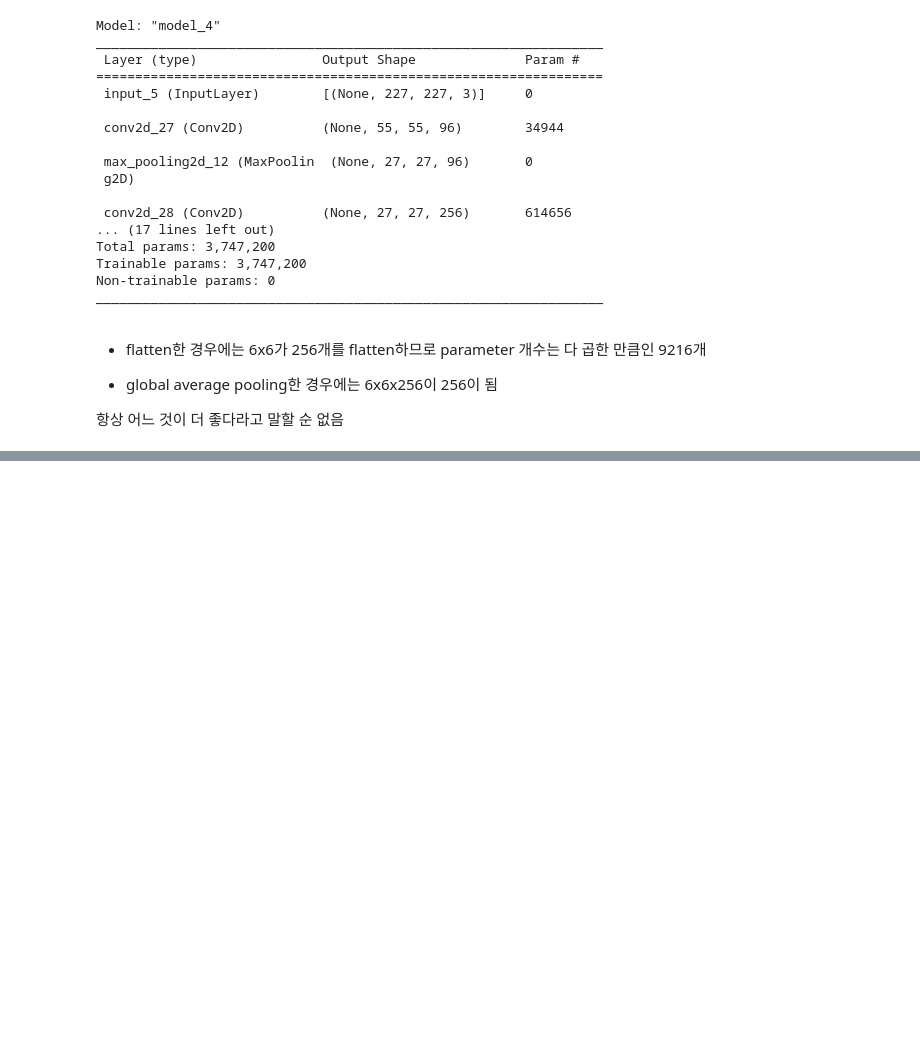
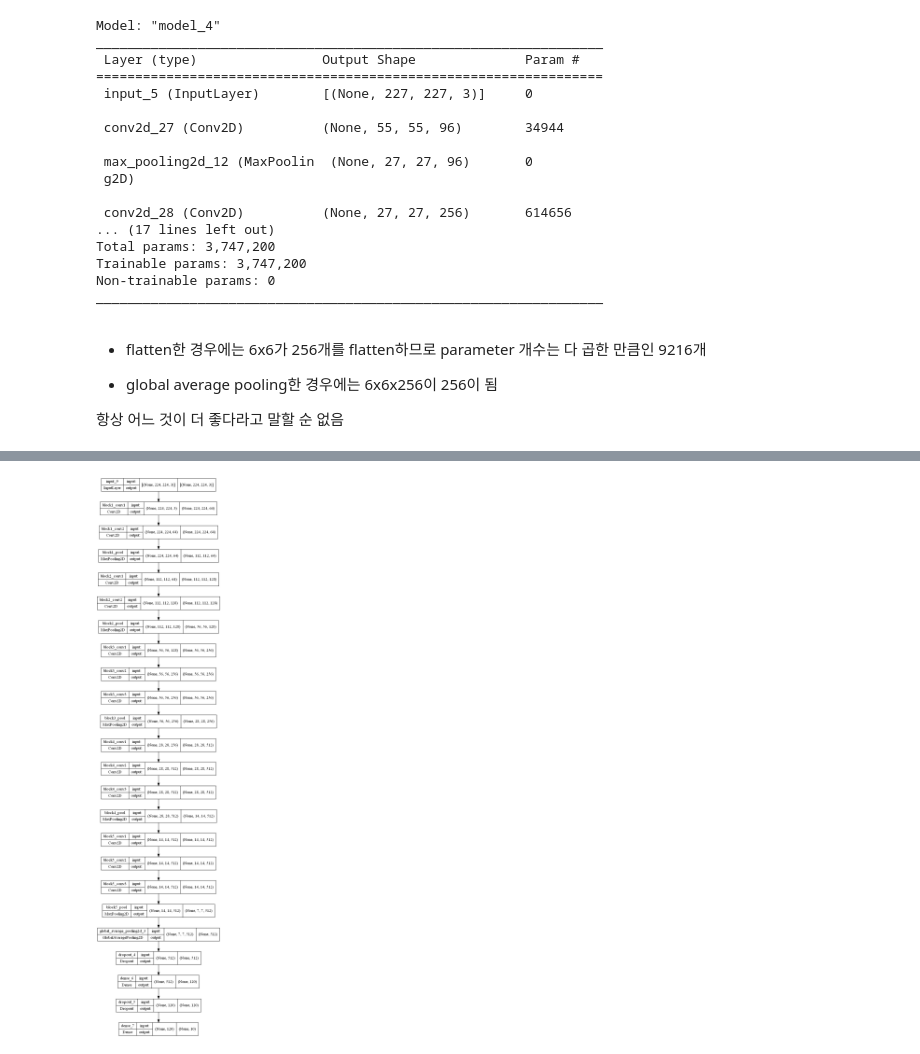
Before and after one commit to engineercha/image-processing-study, a Jupyter notebook: advanced classification.ipynb, the cells around one changed output, grey strips where cells are left out. Saved outputs shown, nothing was run; the diff lists cells and outputs as text; code cells hidden in the pictures; blank space fills up the shorter version.

```diff
--- a/advanced classification.ipynb
+++ b/advanced classification.ipynb
@@ -267,0 +590,43 @@ _________________________________________________________________
+# %%
+from tensorflow.keras import Input, Model
+from tensorflow.keras.layers import Conv2D, MaxPooling2D, Dense, Dropout, GlobalAveragePooling2D
+
+input_tensor=Input((224, 224, 3))
+
+# Block 1
+x = Conv2D(64, (3, 3), activation='relu', padding='same', name='block1_conv1')(input_tensor)
+x = Conv2D(64, (3, 3), activation='relu', padding='same', name='block1_conv2')(x)
+x = MaxPooling2D((2, 2), strides=(2, 2), name='block1_pool')(x)
+
+# Block 2
+x = Conv2D(128, (3, 3), activation='relu', padding='same', name='block2_conv1')(x)
+x = Conv2D(128, (3, 3), activation='relu', padding='same', name='block2_conv2')(x)
+x = MaxPooling2D((2, 2), strides=(2, 2), name='block2_pool')(x)
+
+# Block 3
+x = Conv2D(256, (3, 3), activation='relu', padding='same', name='block3_conv1')(x)
+x = Conv2D(256, (3, 3), activation='relu', padding='same', name='block3_conv2')(x)
+x = Conv2D(256, (3, 3), activation='relu', padding='same', name='block3_conv3')(x)
+x = MaxPooling2D((2, 2), strides=(2, 2), name='block3_pool')(x)
+
+# Block 4
+x = Conv2D(512, (3, 3), activation='relu', padding='same', name='block4_conv1')(x)
+x = Conv2D(512, (3, 3), activation='relu', padding='same', name='block4_conv2')(x)
+x = Conv2D(512, (3, 3), activation='relu', padding='same', name='block4_conv3')(x)
+x = MaxPooling2D((2, 2), strides=(2, 2), name='block4_pool')(x)
+
+# Block 5
+x = Conv2D(512, (3, 3), activation='relu', padding='same', name='block5_conv1')(x)
+x = Conv2D(512, (3, 3), activation='relu', padding='same', name='block5_conv2')(x)
+x = Conv2D(512, (3, 3), activation='relu', padding='same', name='block5_conv3')(x)
+x = MaxPooling2D((2, 2), strides=(2, 2), name='block5_pool')(x)
+
+x = GlobalAveragePooling2D()(x)
+x = Dropout(0.5)(x)
+x = Dense(units = 120, activation = 'relu')(x)
+x = Dropout(0.5)(x)
+
+output = Dense(units=10, activation = 'softmax')(x)
+
+vgg= Model(inputs=input_tensor, outputs=output)
+vgg.summary()
@@ -267,0 +651,4 @@ _________________________________________________________________
+# %%
+tf.keras.utils.plot_model(vgg, show_shapes=True)
+# %% [output]
+[figure, added]
```
Also changed, not shown: parts of 83 cells of this notebook.
